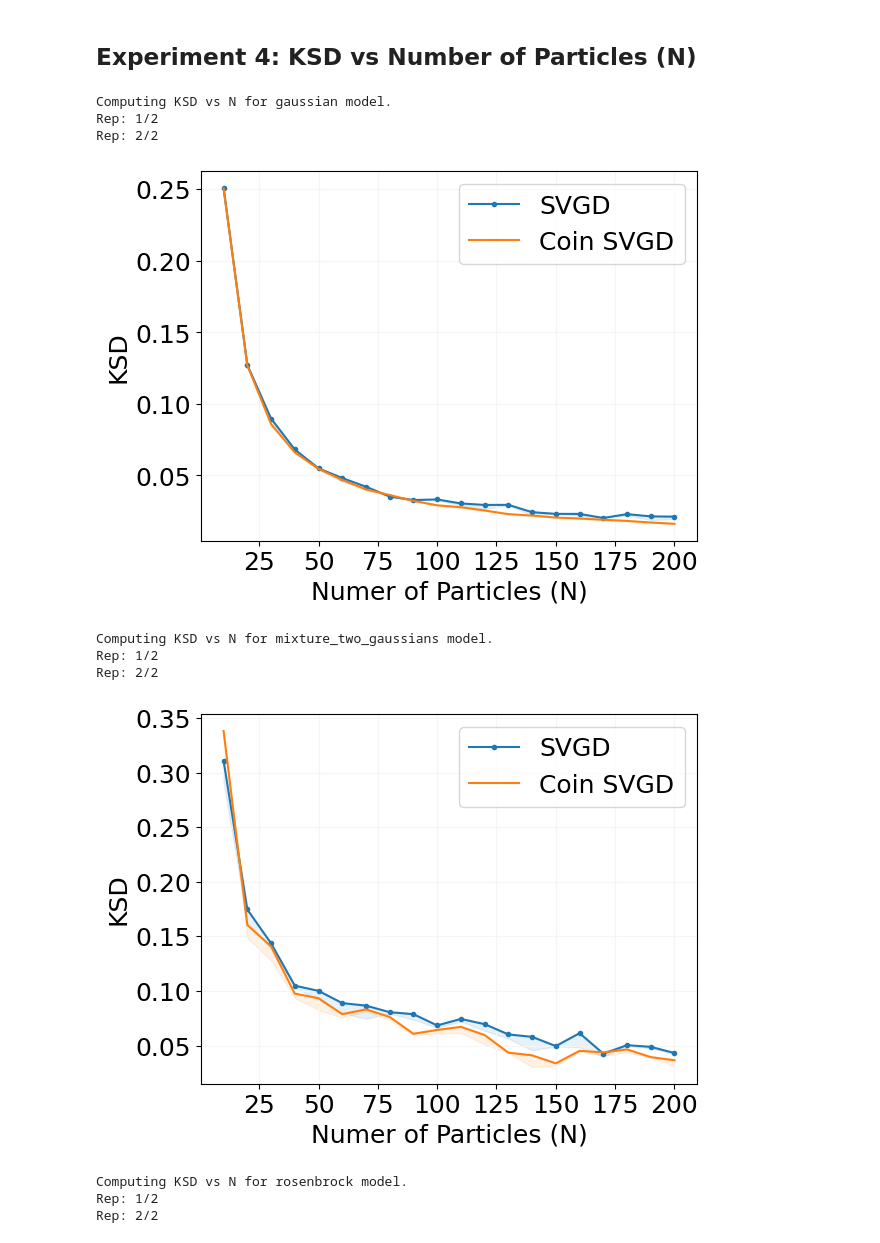
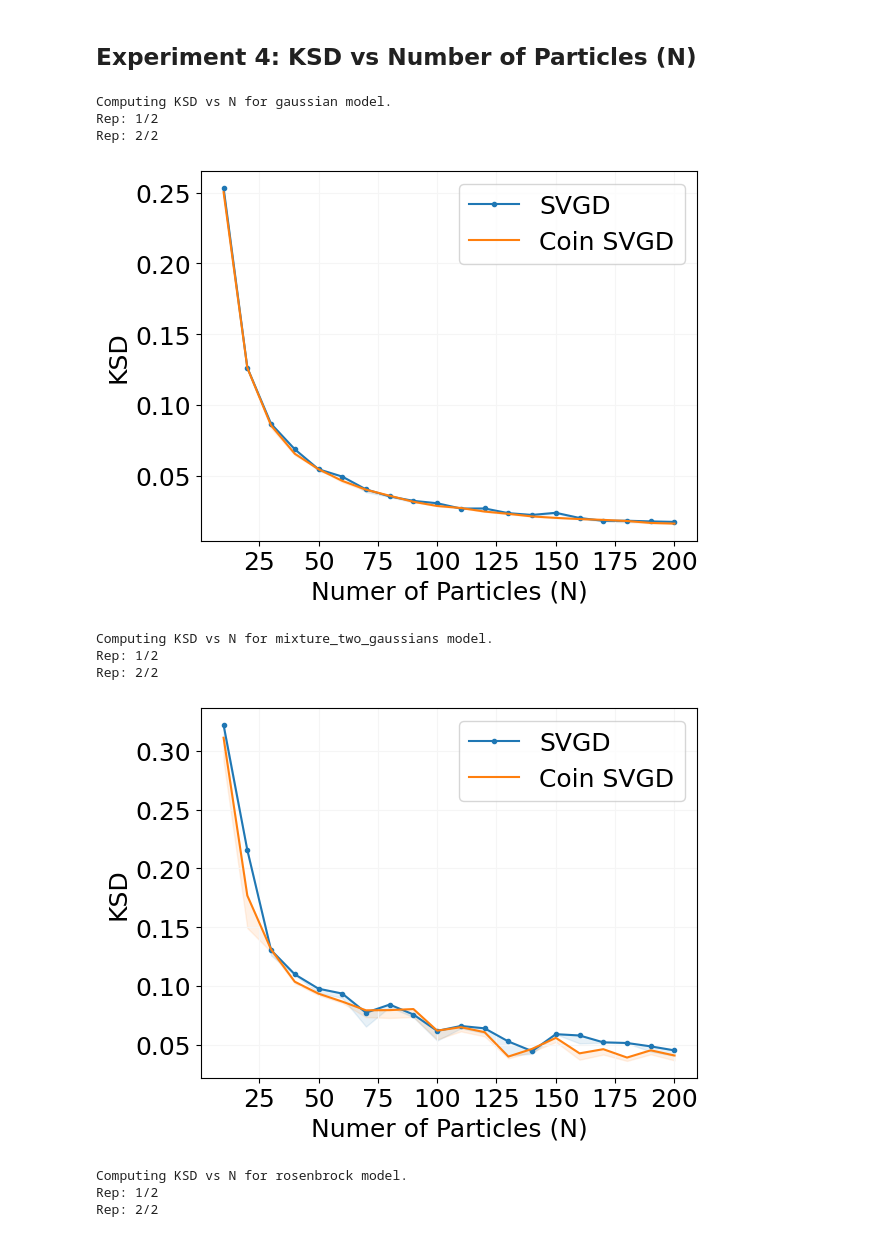
Before and after one commit to louissharrock/Coin-SVGD, a Jupyter notebook: toy_svgd.ipynb, the cells around one changed output. Drawn from its saved outputs; the diff is of its cells as text; code cells hidden in the pictures.

```diff
--- a/toy_svgd.ipynb
+++ b/toy_svgd.ipynb
@@ -162,7 +162,7 @@ for i, model in enumerate(models):
     print("Generating samples for " + str(names[i]) + " model.")
 
     # run svgd and coin svgd
-    svgd_theta = CoinSVGD().svgd_update(theta0.copy(), models[i].ln_prob_grad, n_iter=n_iter, stepsize=0.01)
+    svgd_theta = CoinSVGD().svgd_update(theta0.copy(), models[i].ln_prob_grad, n_iter=n_iter, stepsize=0.01, adagrad=True)
     coin_svgd_theta = CoinSVGD().coin_update(theta0.copy(), models[i].ln_prob_grad, n_iter=n_iter)
 
     # save samples
@@ -220,7 +220,7 @@ for i, model in enumerate(models):
 
         for kk, h in enumerate(step):
             theta0 = np.random.normal(0, .1, [n_particles, 2])
-            svgd_theta_tmp = CoinSVGD().svgd_update(theta0.copy(), models[i].ln_prob_grad, n_iter=n_iter, stepsize=h)[-1]
+            svgd_theta_tmp = CoinSVGD().svgd_update(theta0.copy(), models[i].ln_prob_grad, n_iter=n_iter, stepsize=h, adagrad=True)[-1]
             svgd_theta_grad_tmp = models[i].ln_prob_grad(svgd_theta_tmp)
             svgd_ksd[rep, kk] = ksd.imq_KSD(jnp.asarray(svgd_theta_tmp), jnp.asarray(svgd_theta_grad_tmp))
 
@@ -318,9 +318,9 @@ for i, model in enumerate(models):
         theta0 = np.random.normal(0, 1, [n_particles, 2])
 
         # run coin svgd and svgd
-        theta = CoinSVGD().svgd_update(theta0.copy(), models[i].ln_prob_grad, n_iter=n_iter, stepsize=h_best_svgd)
-        theta_small = CoinSVGD().svgd_update(theta0.copy(), models[i].ln_prob_grad, n_iter=n_iter, stepsize=h_small_svgd)
-        theta_big = CoinSVGD().svgd_update(theta0.copy(), models[i].ln_prob_grad, n_iter=n_iter, stepsize=h_big_svgd)
+        theta = CoinSVGD().svgd_update(theta0.copy(), models[i].ln_prob_grad, n_iter=n_iter, stepsize=h_best_svgd, adagrad=True)
+        theta_small = CoinSVGD().svgd_update(theta0.copy(), models[i].ln_prob_grad, n_iter=n_iter, stepsize=h_small_svgd, adagrad=True)
+        theta_big = CoinSVGD().svgd_update(theta0.copy(), models[i].ln_prob_grad, n_iter=n_iter, stepsize=h_big_svgd, adagrad=True)
         coin_theta = CoinSVGD().coin_update(theta0.copy(), models[i].ln_prob_grad, n_iter=n_iter)
 
         # compute ksd
@@ -399,13 +424,13 @@ for i, model in enumerate(models):
                 if rep == 0:  # only tune on first repeat otherwise very expensive
                     svgd_ksd_tmp = np.zeros(n_step)
                     for kk, h in enumerate(step):
-                        theta = CoinSVGD().svgd_update(theta0.copy(), models[i].ln_prob_grad, n_iter=1000, stepsize=h)[-1]
+                        theta = CoinSVGD().svgd_update(theta0.copy(), models[i].ln_prob_grad, n_iter=1000, stepsize=h, adagrad=True)[-1]
                         theta_grad = models[i].ln_prob_grad(theta)
                         svgd_ksd_tmp[kk] = ksd.imq_KSD(jnp.asarray(theta), jnp.asarray(theta_grad))
                     h_best_svgd = step[np.nanargmin(svgd_ksd_tmp)]
             else:
                 h_best_svgd = h_opt_svgd[i]
-            svgd_theta = CoinSVGD().svgd_update(theta0.copy(), models[i].ln_prob_grad, n_iter=n_iter, stepsize=h_best_svgd)[-1]
+            svgd_theta = CoinSVGD().svgd_update(theta0.copy(), models[i].ln_prob_grad, n_iter=n_iter, stepsize=h_best_svgd, adagrad=True)[-1]
             svgd_theta_grad = models[i].ln_prob_grad(svgd_theta)
             svgd_ksd_vs_n[rep, nn] = ksd.imq_KSD(jnp.asarray(svgd_theta), jnp.asarray(svgd_theta_grad))
 
@@ -419,35 +444,35 @@ for i, model in enumerate(models):
 
     # compute mean and CIs
     svgd_mean = svgd_ksd_vs_n.mean(0)
     svgd_lower, svgd_upper = return_confidence_interval(svgd_ksd_vs_n)
     coin_svgd_mean = coin_svgd_ksd_vs_n.mean(0)
     coin_svgd_lower, coin_svgd_upper = return_confidence_interval(coin_svgd_ksd_vs_n)
 
     # plot results
     plt.close("all")
     plt.plot(N_vals, svgd_mean, ".-", label="SVGD", color="C0")
     plt.fill_between(N_vals, svgd_lower, svgd_upper, color="C0", alpha=0.1)
     plt.plot(N_vals, coin_svgd_mean, label="Coin SVGD", color="C1")
     plt.fill_between(N_vals, coin_svgd_lower, coin_svgd_upper, color="C1", alpha=0.1)
     plt.grid(visible=True, color="whitesmoke", ls='-')
     # plt.xscale("log")
     plt.legend(prop={'size':18})
     plt.xlabel("Numer of Particles (N)", fontsize=18)
     plt.ylabel("KSD", fontsize=18)
     plt.xticks(fontsize=18)
     plt.yticks(fontsize=18)
     fname = ksd_v_n_plot_dir + "/" + "both_plot_" + KSD_vs_n_plot_names[i]
     plt.savefig(fname, format="pdf", bbox_inches="tight")
     plt.show()
 # %% [output]
 Computing KSD vs N for gaussian model.
 Rep: 1/2
 Rep: 2/2
-[figure, old version]
+[figure, new version]
 Computing KSD vs N for mixture_two_gaussians model.
 Rep: 1/2
 Rep: 2/2
-[figure, old version]
+[figure, new version]
 Computing KSD vs N for rosenbrock model.
 Rep: 1/2
 Rep: 2/2
```
Also changed, not shown: parts of 5 cells of this notebook, 4 other files.
